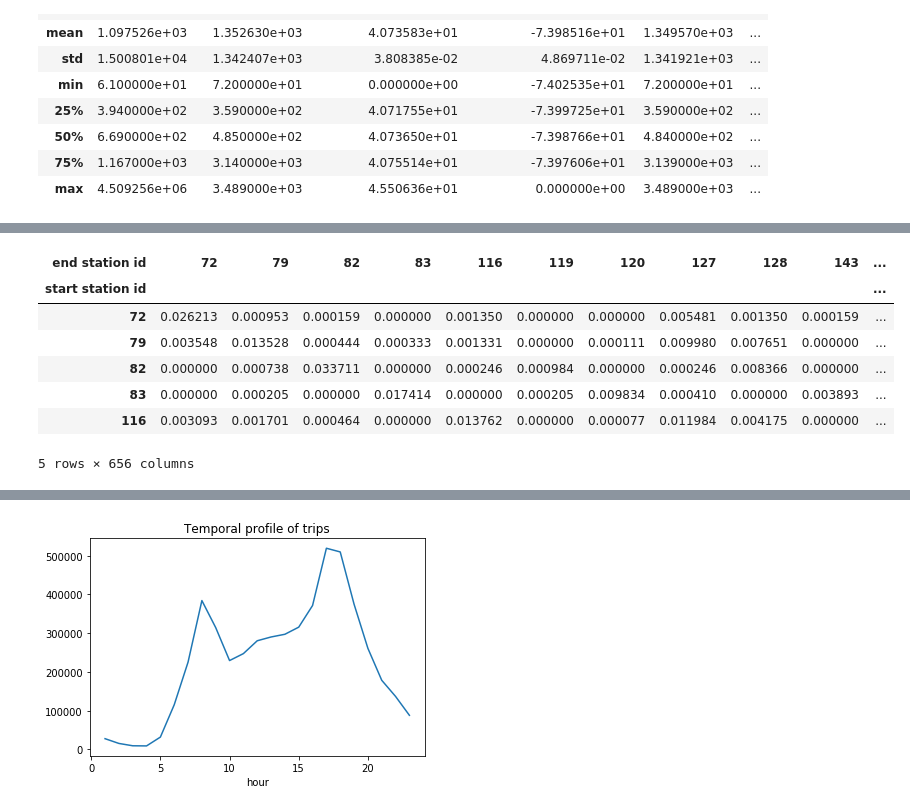
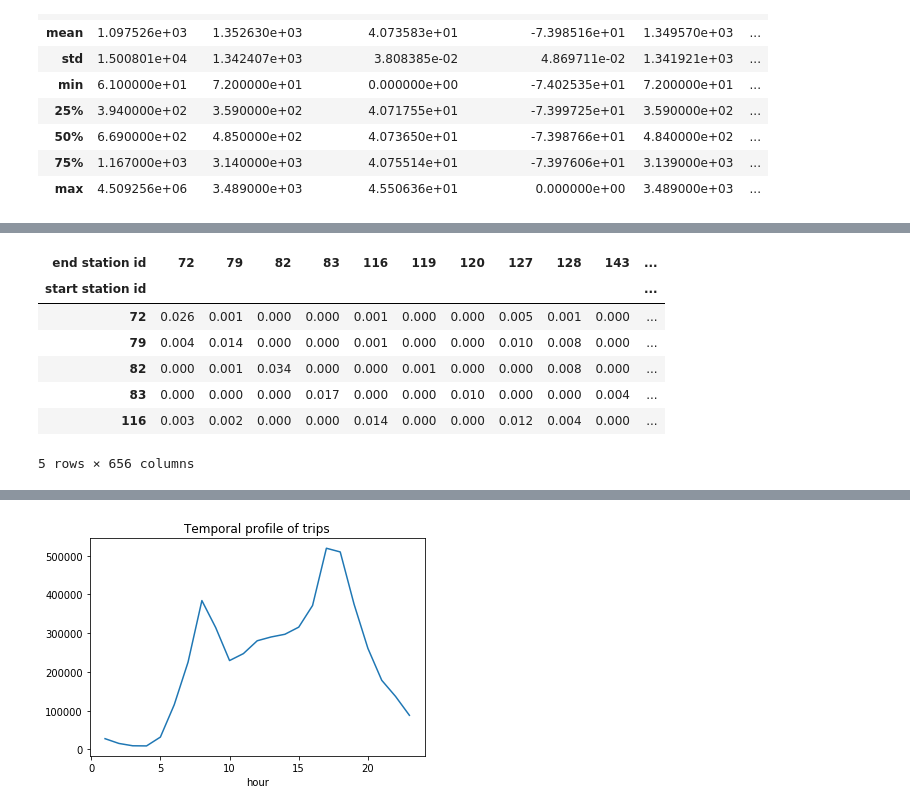
Before and after one commit to RafalKucharskiPK/DataScience_for_TransportationResearch, a Jupyter notebook: demo.ipynb, the cells around one changed output, grey strips where cells are left out. Saved outputs shown, nothing was run; the diff lists cells and outputs as text; code cells hidden in the pictures.

```diff
--- a/demo.ipynb
+++ b/demo.ipynb
@@ -32,4 +37,7 @@ import requests  # to scrap the data from the web
 import scipy.stats as st  # statistical
 import seaborn as sns  # statistical fancy tools
 import warnings  # python runtime warnings
+import scipy.stats as st  # statistical models
 from sklearn.metrics.pairwise import pairwise_distances  # the classical mighty machine learning module
+warnings.filterwarnings('ignore')
+pd.options.display.float_format = '{:,.0f}'.format
@@ -232,4 +292,5 @@ Name: num_docks_available, dtype: int64
 # %%
-matrix = trips.groupby(by=['start station id', 'end station id'])
+matrix = trips.groupby(by=['start station id', 'end station id']) # group with two indexes
 OD = matrix.size()  # make trip matrix
-OD = OD.unstack().fillna(0)
+pd.options.display.float_format = '{:,.0f}'.format
+OD = OD.unstack().fillna(0) # fill na with zeros, unstack the column matrix to classic view
@@ -247,14 +308,15 @@ OD.head()
 # %%
 relative_OD = matrix.size().groupby(level=0).apply(lambda x: x / float(x.sum()))
 relative_OD = relative_OD.unstack().fillna(0)
+pd.options.display.float_format = '{:,.3f}'.format
 relative_OD.head()
 # %% [output]
 | end station id | 72 | 79 | 82 | 83 | 116 | 119 | 120 | 127 | 128 | 143 | ... |
 | start station id |  |  |  |  |  |  |  |  |  |  | ... |
-| 72 | 0.026213 | 0.000953 | 0.000159 | 0.000000 | 0.001350 | 0.000000 | 0.000000 | 0.005481 | 0.001350 | 0.000159 | ... |
-| 79 | 0.003548 | 0.013528 | 0.000444 | 0.000333 | 0.001331 | 0.000000 | 0.000111 | 0.009980 | 0.007651 | 0.000000 | ... |
-| 82 | 0.000000 | 0.000738 | 0.033711 | 0.000000 | 0.000246 | 0.000984 | 0.000000 | 0.000246 | 0.008366 | 0.000000 | ... |
-| 83 | 0.000000 | 0.000205 | 0.000000 | 0.017414 | 0.000000 | 0.000205 | 0.009834 | 0.000410 | 0.000000 | 0.003893 | ... |
-| 116 | 0.003093 | 0.001701 | 0.000464 | 0.000000 | 0.013762 | 0.000000 | 0.000077 | 0.011984 | 0.004175 | 0.000000 | ... |
+| 72 | 0.026 | 0.001 | 0.000 | 0.000 | 0.001 | 0.000 | 0.000 | 0.005 | 0.001 | 0.000 | ... |
+| 79 | 0.004 | 0.014 | 0.000 | 0.000 | 0.001 | 0.000 | 0.000 | 0.010 | 0.008 | 0.000 | ... |
+| 82 | 0.000 | 0.001 | 0.034 | 0.000 | 0.000 | 0.001 | 0.000 | 0.000 | 0.008 | 0.000 | ... |
+| 83 | 0.000 | 0.000 | 0.000 | 0.017 | 0.000 | 0.000 | 0.010 | 0.000 | 0.000 | 0.004 | ... |
+| 116 | 0.003 | 0.002 | 0.000 | 0.000 | 0.014 | 0.000 | 0.000 | 0.012 | 0.004 | 0.000 | ... |
 5 rows × 656 columns
 # %%
```
Also changed, not shown: parts of 49 cells of this notebook, 1 other file.
